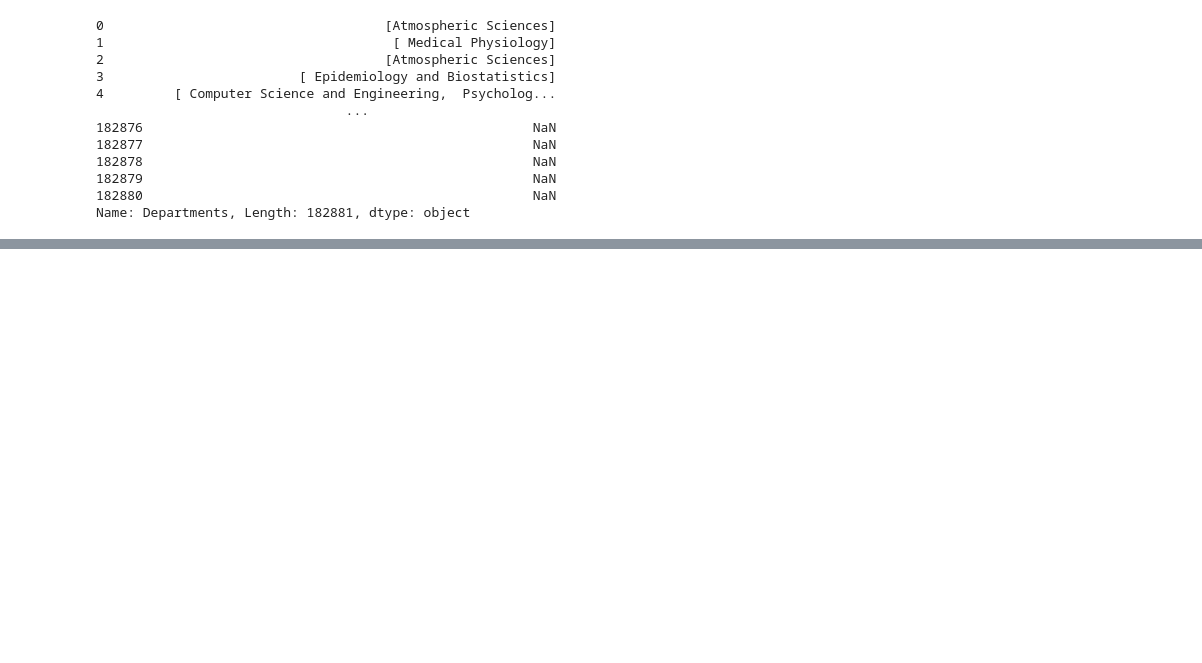
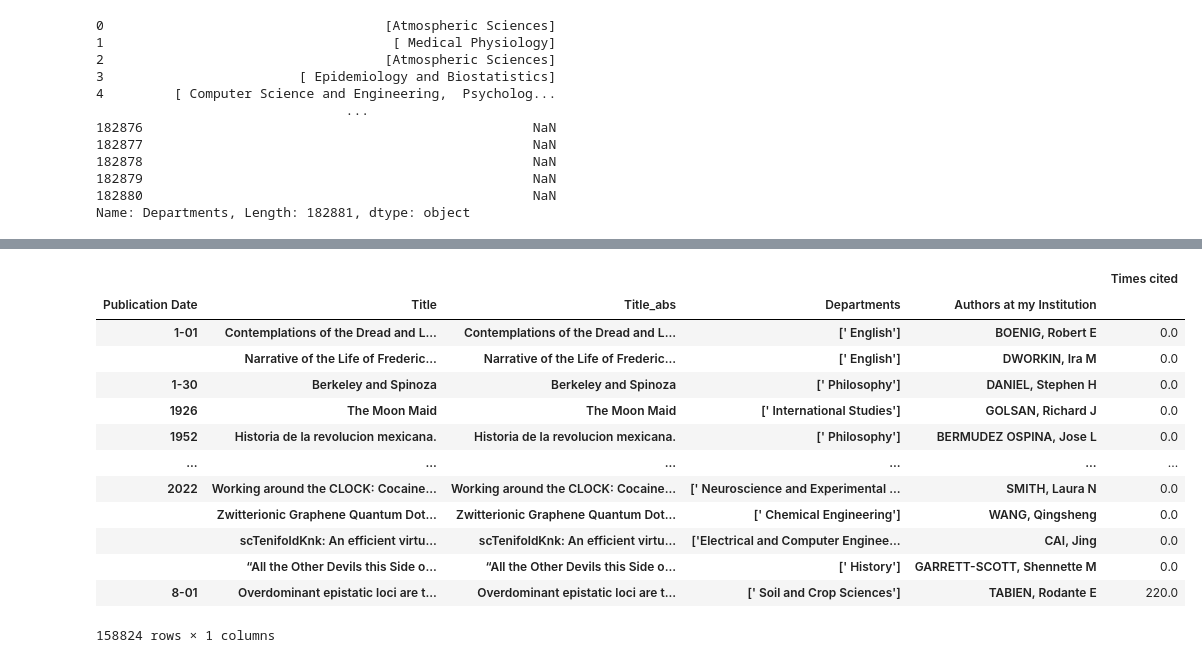
Before and after one commit to pandey-tushar/TAMIDS-22, a Jupyter notebook: Data_cleaning.ipynb, the cells around one changed output, grey strips where cells are left out. Saved outputs shown, nothing was run; the diff lists cells and outputs as text; code cells hidden in the pictures; blank space fills up the shorter version.

```diff
--- a/Data_cleaning.ipynb
+++ b/Data_cleaning.ipynb
@@ -167,0 +232,20 @@ primary_df.to_csv('primary_df.csv')
+# %%
+year_wise_df = dept_df.copy()
+year_wise_df.set_index('Publication Date', inplace = True)
+# %%
+year_wise_df.groupby(['Publication Date', 'Title','Title_abs','Departments','Authors at my Institution']).sum()
+# %% [output]
+|  |  |  |  |  | Times cited |
+| Publication Date | Title | Title_abs | Departments | Authors at my Institution |  |
+| 1-01 | Contemplations of the Dread and L... | Contemplations of the Dread and L... | [' English'] | BOENIG, Robert E | 0.0 |
+|  | Narrative of the Life of Frederic... | Narrative of the Life of Frederic... | [' English'] | DWORKIN, Ira M | 0.0 |
+| 1-30 | Berkeley and Spinoza | Berkeley and Spinoza | [' Philosophy'] | DANIEL, Stephen H | 0.0 |
+| 1926 | The Moon Maid | The Moon Maid | [' International Studies'] | GOLSAN, Richard J | 0.0 |
+| 1952 | Historia de la revolucion mexicana. | Historia de la revolucion mexicana. | [' Philosophy'] | BERMUDEZ OSPINA, Jose L | 0.0 |
+| ... | ... | ... | ... | ... | ... |
+| 2022 | Working around the CLOCK: Cocaine... | Working around the CLOCK: Cocaine... | [' Neuroscience and Experimental ... | SMITH, Laura N | 0.0 |
+|  | Zwitterionic Graphene Quantum Dot... | Zwitterionic Graphene Quantum Dot... | [' Chemical Engineering'] | WANG, Qingsheng | 0.0 |
+|  | scTenifoldKnk: An efficient virtu... | scTenifoldKnk: An efficient virtu... | ['Electrical and Computer Enginee... | CAI, Jing | 0.0 |
+|  | “All the Other Devils this Side o... | “All the Other Devils this Side o... | [' History'] | GARRETT-SCOTT, Shennette M | 0.0 |
+| 8-01 | Overdominant epistatic loci are t... | Overdominant epistatic loci are t... | [' Soil and Crop Sciences'] | TABIEN, Rodante E | 220.0 |
+158824 rows × 1 columns
```
Also changed, not shown: parts of 11 cells of this notebook.
